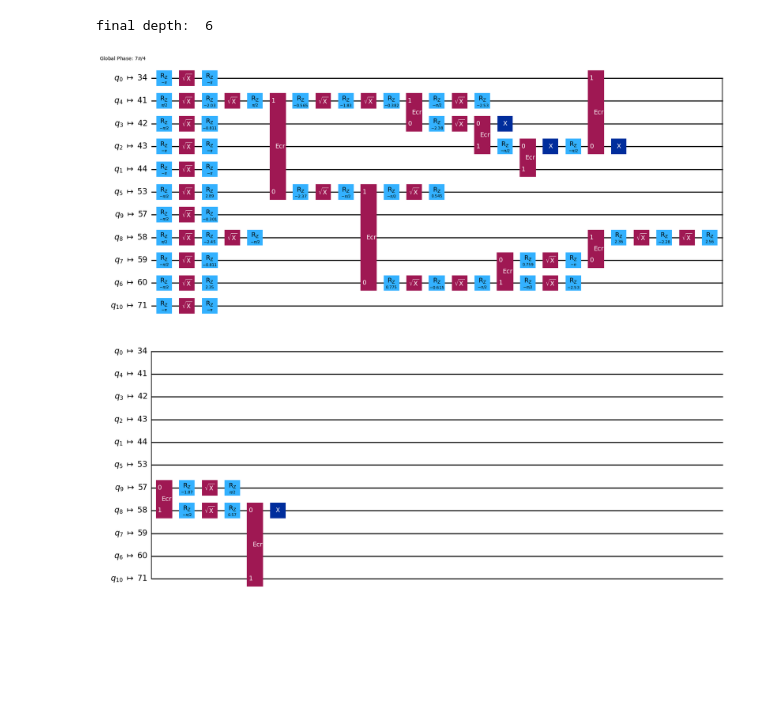
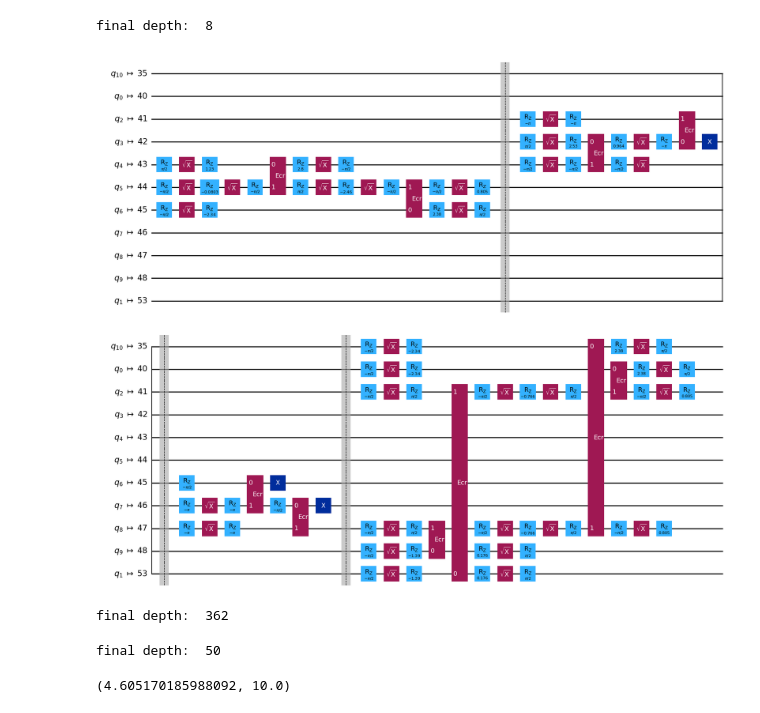
Before and after one commit to Dpbm/ghz, a Jupyter notebook: Untitled.ipynb, the cells around one changed output. Drawn from its saved outputs; the diff is of its cells as text; code cells hidden in the pictures; blank space fills up the shorter version.

```diff
--- a/Untitled.ipynb
+++ b/Untitled.ipynb
@@ -38,8 +49,12 @@ Statevector(ghz).draw('latex')
 $$\frac{\sqrt{2}}{2} |00000000000\rangle+\frac{\sqrt{2}}{2} |11111111111\rangle$$
 # %%
-transpiled = transpiler.run(ghz)
-print('final depth: ', transpiled.depth(depth))
-transpiled.draw('mpl', idle_wires=False)
+def get_final_depth(transpiler, qc, depth_func, draw=True):
+    transpiled = transpiler.run(qc)
+    print('final depth: ', transpiled.depth(depth))
+    if(draw):
+        display(transpiled.draw('mpl', idle_wires=False))
-# %% [output]
-final depth:  6
-[figure, removed]
+# %%
+get_final_depth(transpiler, ghz, depth)
+# %% [output]
+final depth:  8
+[figure, added]
@@ -45,0 +148,15 @@ final depth:  6
+# %%
+ghz_2 = create_ghz(100)
+get_final_depth(transpiler, ghz_2, depth, draw=False)
+# %% [output]
+final depth:  362
+# %%
+dummy_2 = create_dummy_ghz(100)
+get_final_depth(transpiler, dummy_2, depth, draw=False)
+# %% [output]
+final depth:  50
+# %%
+N = 100
+log(N), sqrt(N)
+# %% [output]
+(4.605170185988092, 10.0)
```
Also changed, not shown: parts of 6 cells of this notebook, 2 other files.
